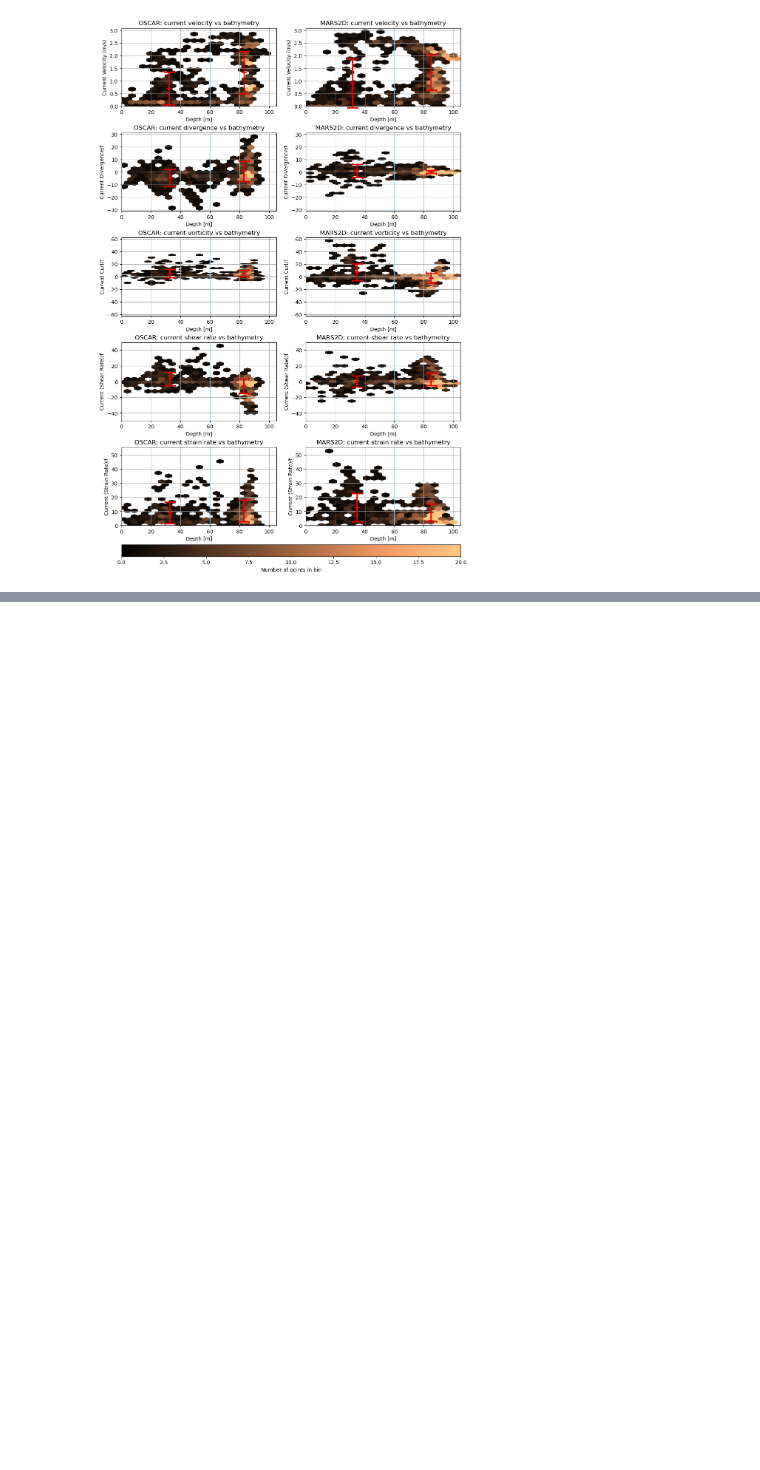
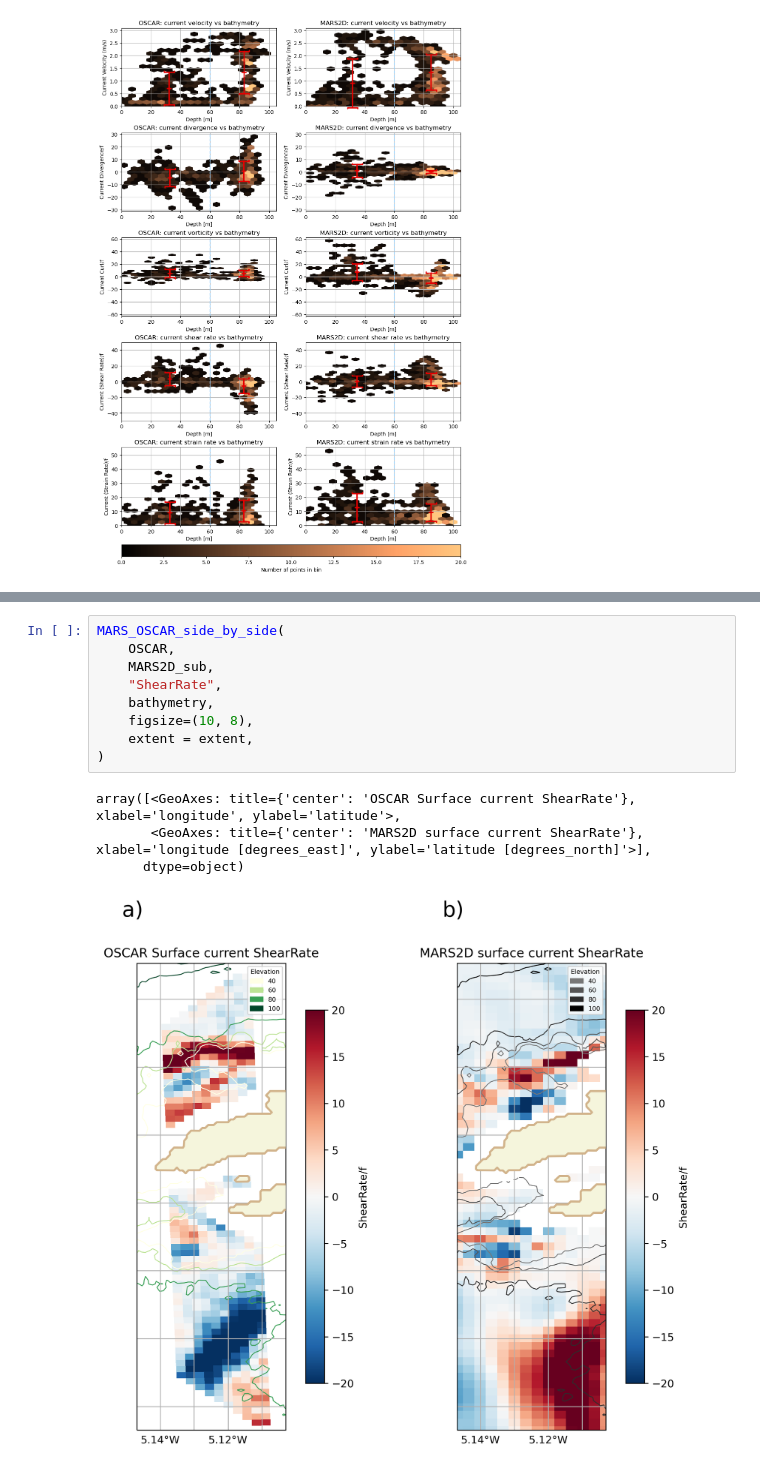
Before and after one commit to JWMichalski/oscarplus, a Jupyter notebook: examples/Iroise Sea divergence paper/Figures_1705.ipynb, the cells around one changed output, grey strips where cells are left out. Drawn from its saved outputs; the diff is of its cells as text; blank space fills up the shorter version.

Commit message:
add vorticity and strain rate

```diff
--- a/examples/Iroise Sea divergence paper/Figures_1705.ipynb
+++ b/examples/Iroise Sea divergence paper/Figures_1705.ipynb
@@ -605,0 +733,14 @@ Mean (deep): 9.2340, Std (deep): 6.8664
+# %%
+MARS_OSCAR_side_by_side(
+    OSCAR,
+    MARS2D_sub,
+    "ShearRate",
+    bathymetry,
+    figsize=(10, 8),
+    extent = extent,
+)
+# %% [output]
+array([<GeoAxes: title={'center': 'OSCAR Surface current ShearRate'}, xlabel='longitude', ylabel='latitude'>,
+       <GeoAxes: title={'center': 'MARS2D surface current ShearRate'}, xlabel='longitude [degrees_east]', ylabel='latitude [degrees_north]'>],
+      dtype=object)
+[figure, added]
```
Also changed, not shown: parts of 7 cells of this notebook.
